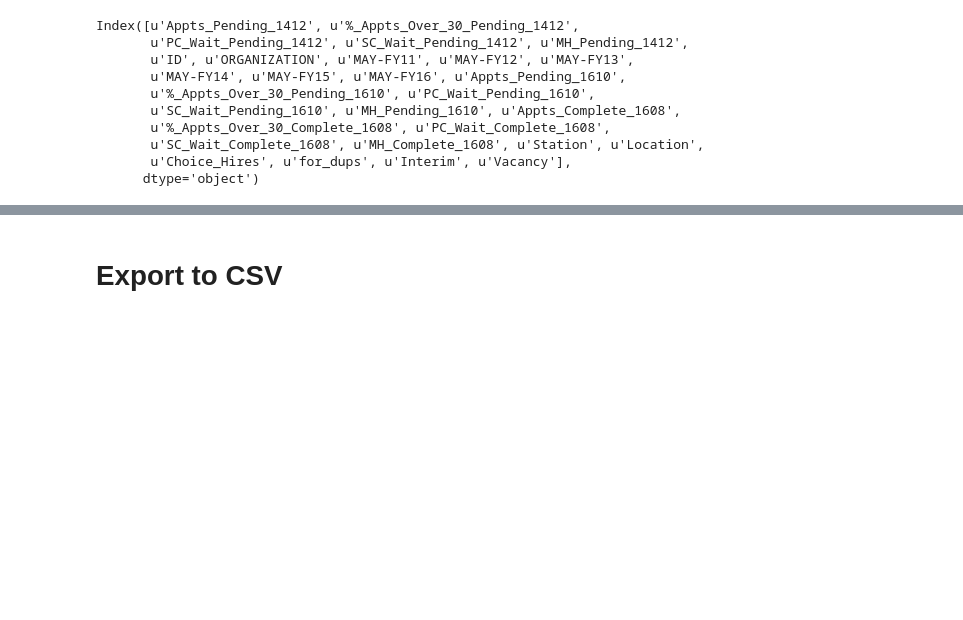
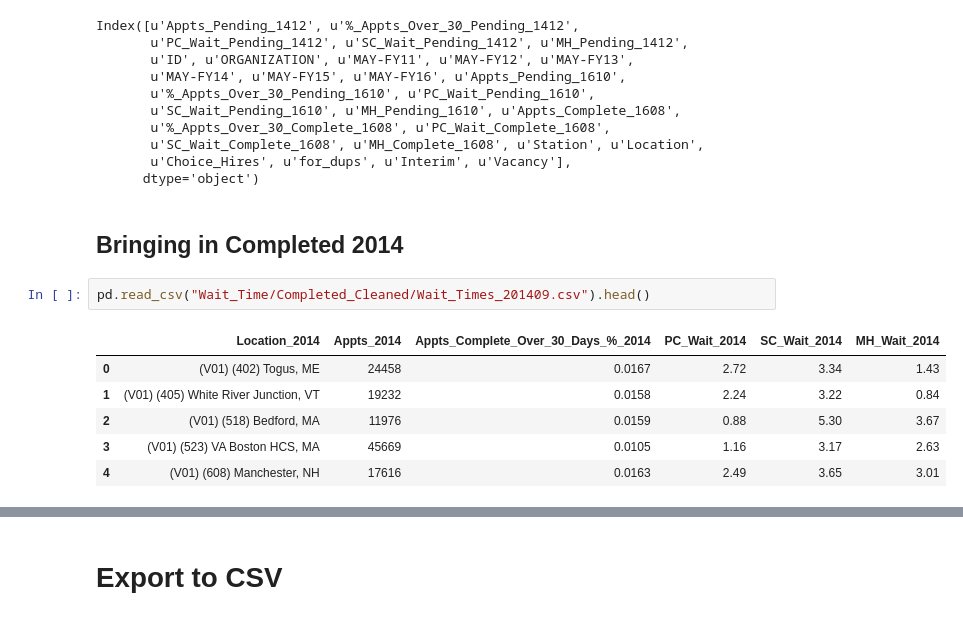
Before and after one commit to isabella232/va-data-analysis, a Jupyter notebook: Generate_CSV.ipynb, the cells around one changed output, grey strips where cells are left out. Cells and saved outputs as stored; diff of their text form; blank space fills up the shorter version.

```diff
--- a/Generate_CSV.ipynb
+++ b/Generate_CSV.ipynb
@@ -538,3 +538,14 @@ Index([u'Appts_Pending_1412', u'%_Appts_Over_30_Pending_1412',
        u'SC_Wait_Complete_1608', u'MH_Complete_1608', u'Station', u'Location',
        u'Choice_Hires', u'for_dups', u'Interim', u'Vacancy'],
       dtype='object')
+# %% [markdown]
+## Bringing in Completed 2014
+# %%
+pd.read_csv("Wait_Time/Completed_Cleaned/Wait_Times_201409.csv").head()
+# %% [output]
+|  | Location_2014 | Appts_2014 | Appts_Complete_Over_30_Days_%_2014 | PC_Wait_2014 | SC_Wait_2014 | MH_Wait_2014 |
+| 0 | (V01) (402) Togus, ME | 24458 | 0.0167 | 2.72 | 3.34 | 1.43 |
+| 1 | (V01) (405) White River Junction, VT | 19232 | 0.0158 | 2.24 | 3.22 | 0.84 |
+| 2 | (V01) (518) Bedford, MA | 11976 | 0.0159 | 0.88 | 5.30 | 3.67 |
+| 3 | (V01) (523) VA Boston HCS, MA | 45669 | 0.0105 | 1.16 | 3.17 | 2.63 |
+| 4 | (V01) (608) Manchester, NH | 17616 | 0.0163 | 2.49 | 3.65 | 3.01 |
```
Also changed, not shown: parts of 20 cells of this notebook, 6 other files.
